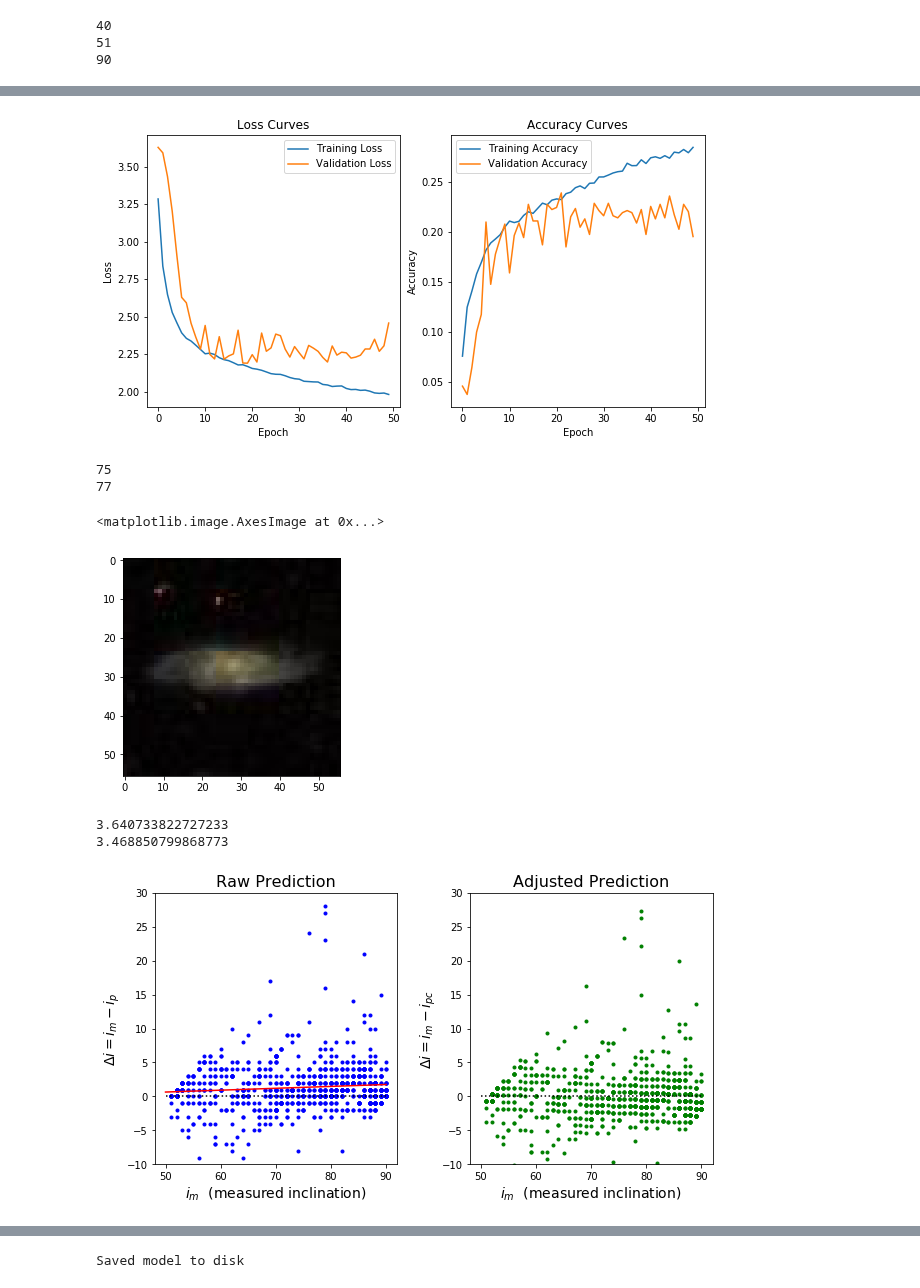
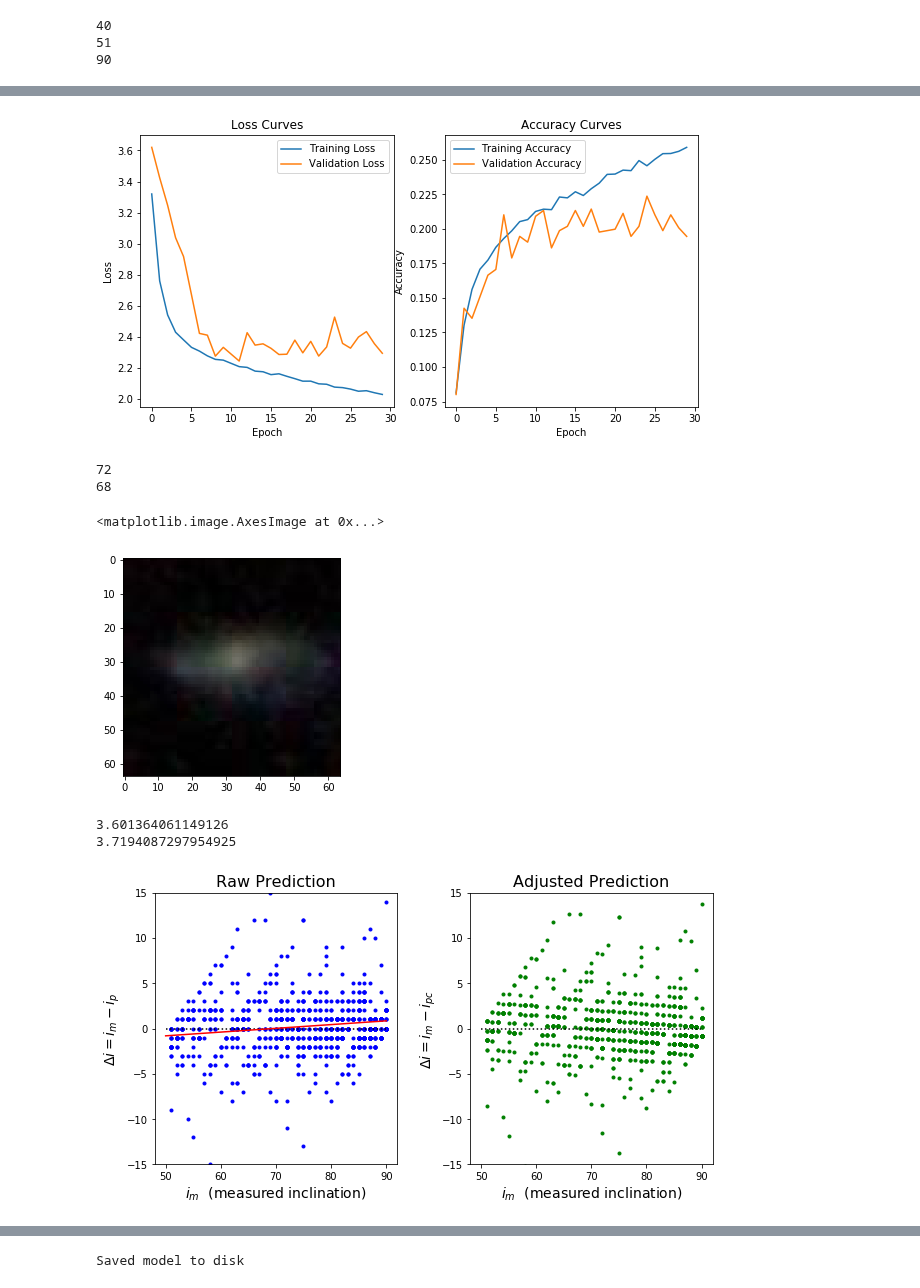
Before and after one commit to ekourkchi/incNET-data, a Jupyter notebook: CNN_inc_CGG6_classify.ipynb, the cells around one changed output, grey strips where cells are left out. Cells and saved outputs as stored; diff of their text form; code cells hidden in the pictures.

```diff
--- a/CNN_inc_CGG6_classify.ipynb
+++ b/CNN_inc_CGG6_classify.ipynb
@@ -20,7 +20,7 @@ import random
 # from google.colab import drive
 # drive.mount('/content/drive')
 # %%
-data = np.load('/content/drive/My Drive/data_56x56.npz')
+data = np.load('/content/drive/My Drive/data_64x64.npz')
 images_ = data['images']
 labels_ = data['labels']
 data.close()
@@ -150,7 +150,7 @@ from tensorflow.keras.utils import to_categorical
 import matplotlib.pyplot as plt
 
 import numpy as np
-def vgg6(input_shape=(56, 56, 3), n_classes= 40):
+def vgg6(input_shape=(64, 64, 3), n_classes= 40):
     """
         VGG6
     :param input_shape:
@@ -175,7 +175,11 @@ def vgg6(input_shape=(56, 56, 3), n_classes= 40):
     model.add(tf.keras.layers.Flatten())
 
     model.add(tf.keras.layers.Dense(256, activation='relu', name='fc_1'))
-    model.add(tf.keras.layers.Dropout(0.5))
+    model.add(tf.keras.layers.Dropout(0.25))
+
+    model.add(tf.keras.layers.Dense(128, activation='relu', name='fc_2'))
+    model.add(tf.keras.layers.Dropout(0.25))
+
     # output layer
     activation = 'sigmoid' if n_classes == 1 else 'softmax'
     model.add(tf.keras.layers.Dense(n_classes, activation=activation, name='fc_out'))
@@ -187,7 +188,7 @@ We recommend you upgrade now or ensure your notebook will continue to use Tensor
 # %%
 vgg_model = vgg6()
 vgg_model.compile(loss='sparse_categorical_crossentropy', optimizer='adam', metrics=['accuracy'])
-n_epochs=50
+n_epochs=30
 vgg_model.summary()
 vgg_model_history = vgg_model.fit(images_train, labels_train,
                                   epochs=n_epochs, batch_size=512, verbose=2,
@@ -245,7 +242,7 @@ def plot_model_history(history):
 
 plot_model_history(vgg_model.history)
 # %% [output]
-[figure, old version]
+[figure, new version]
 # %%
 inc_p = vgg_model.predict(images_test)
 inc_m = labels_test +51
@@ -260,47 +257,47 @@ print inc_p[i]
 print inc_m[i]
 plt.imshow(images_test[i])
 # %% [output]
-75
-77
+72
+68
 <matplotlib.image.AxesImage at 0x...>
-[figure, old version]
+[figure, new version]
 # %%
 fig, ax = plt.subplots(nrows=1,ncols=2, figsize=(10,5))
 
 d = inc_m-inc_p
 
 m, b = np.polyfit(inc_m, d, 1)
 x = np.linspace(50,90,20)
 y  = m*x+b
 
 ax[0].plot(inc_m, d, 'b.')
 ax[0].plot([50,90],[0,0], 'k:')
 ax[0].plot(x, y, 'r-')
 ax[0].set_xlim(48,92)
-ax[0].set_ylim(-10,30)
+ax[0].set_ylim(-15,15)
 ax[0].set_title('Raw Prediction', fontsize=16)
 ax[0].set_xlabel(r'$i_m$'+'  (measured inclination)', fontsize=14)
 ax[0].set_ylabel(r'$\Delta i = i_m-i_p$', fontsize=14)
 
 print np.sqrt(np.mean((d)**2))
 
 
 d_ = inc_m-(inc_p+b)/(1.-m)
 ax[1].plot(inc_m, d_, 'g.')
 ax[1].plot([50,90],[0,0], 'k:')
 ax[1].set_xlim(48,92)
-ax[1].set_ylim(-10,30)
+ax[1].set_ylim(-15,15)
 
 print np.sqrt(np.mean((d_)**2))
 ax[1].set_title('Adjusted Prediction', fontsize=16)
 ax[1].set_xlabel(r'$i_m$'+'  (measured inclination)', fontsize=14)
 ax[1].set_ylabel(r'$\Delta i = i_m-i_{pc}$', fontsize=14)
 
 plt.subplots_adjust( wspace=0.3)
 # %% [output]
-3.640733822727233
-3.468850799868773
+3.601364061149126
+3.7194087297954925
-[figure, old version]
+[figure, new version]
 # %%
 fig, ax = plt.subplots(nrows=1,ncols=2, figsize=(10,5))
 
```
Also changed, not shown: parts of 8 cells of this notebook.
